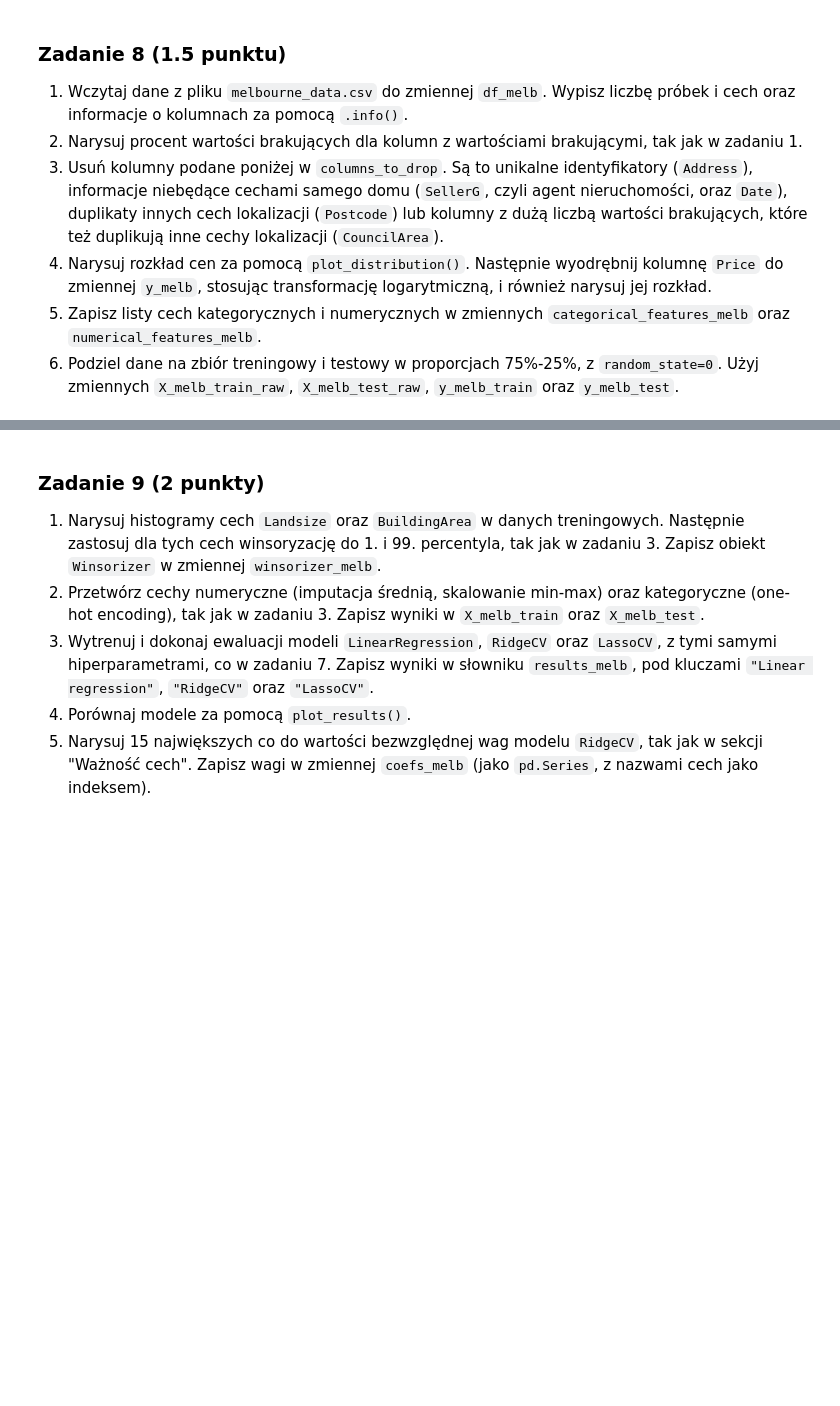
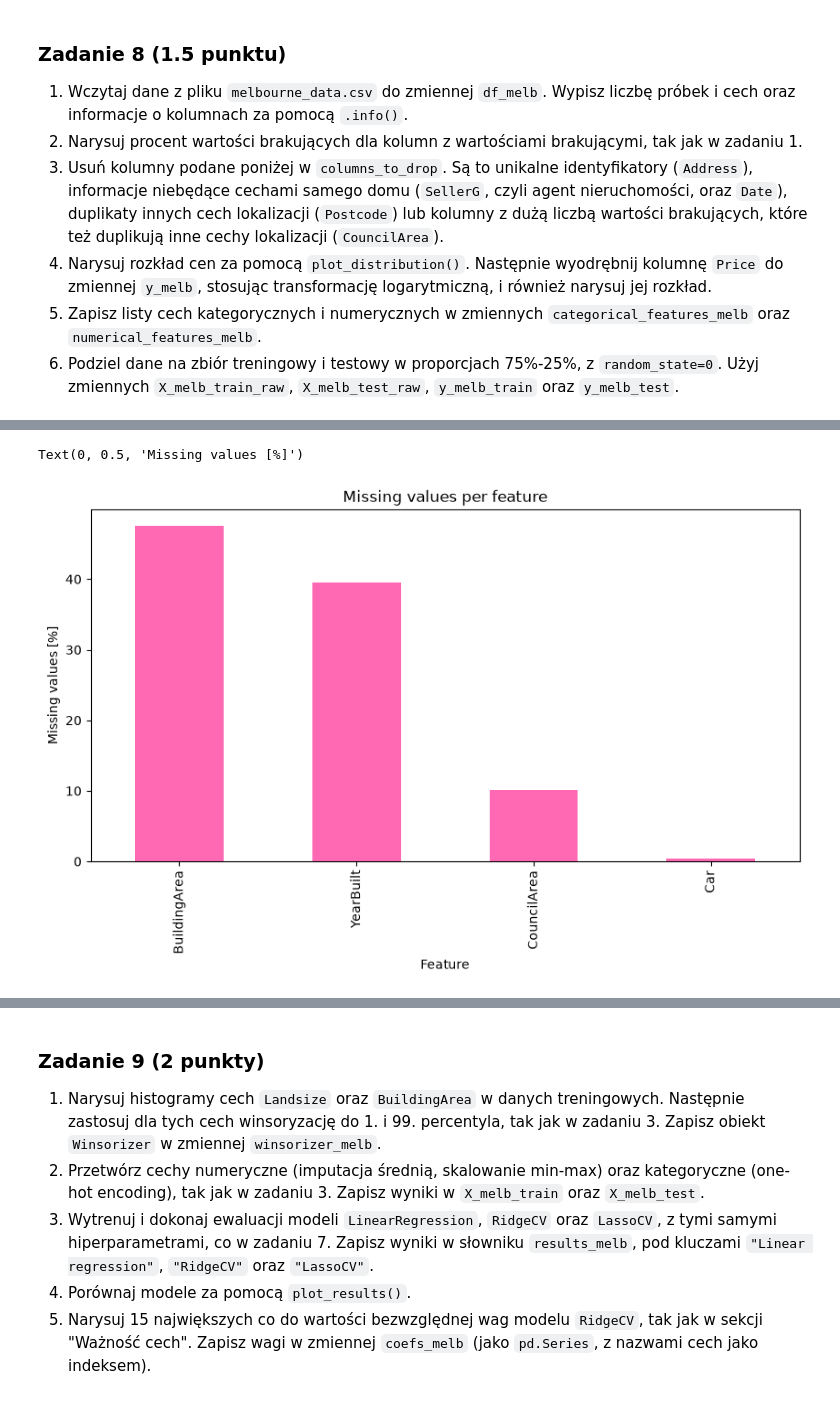
Before and after one commit to xxdagi/Podstawy-Sztucznej-Inteligencji, a Jupyter notebook: lab1/lab_1.ipynb, the cells around one changed output, grey strips where cells are left out. Saved outputs shown, nothing was run; the diff lists cells and outputs as text; code cells hidden in the pictures; blank space fills up the shorter version.

```diff
--- a/lab1/lab_1.ipynb
+++ b/lab1/lab_1.ipynb
@@ -1416,0 +1413,7 @@ columns_to_drop = ["Address", "SellerG", "Date", "Postcode", "CouncilArea"]
+# %%
+columns_to_drop = ["Address", "SellerG", "Date", "Postcode", "CouncilArea"]
+
+df_melb = pd.read_csv('melbourne_data.csv')
+
+melb_samples = df_melb.shape[0]
+melb_feautres = df_melb.shape[1] -1
@@ -1416,0 +1440,10 @@ columns_to_drop = ["Address", "SellerG", "Date", "Postcode", "CouncilArea"]
+# %%
+missing_pct = df_melb.isna().mean(axis='rows').mul(100)
+missing_pct = missing_pct[missing_pct > 0].sort_values(ascending=False)
+
+plot1 = missing_pct.plot.bar(title="Missing values per feature", figsize=(10,5), color='hotpink')
+plot1.set_xlabel("Feature")
+plot1.set_ylabel("Missing values [%]")
+# %% [output]
+Text(0, 0.5, 'Missing values [%]')
+[figure, added]
```
Also changed, not shown: parts of 8 cells of this notebook.
